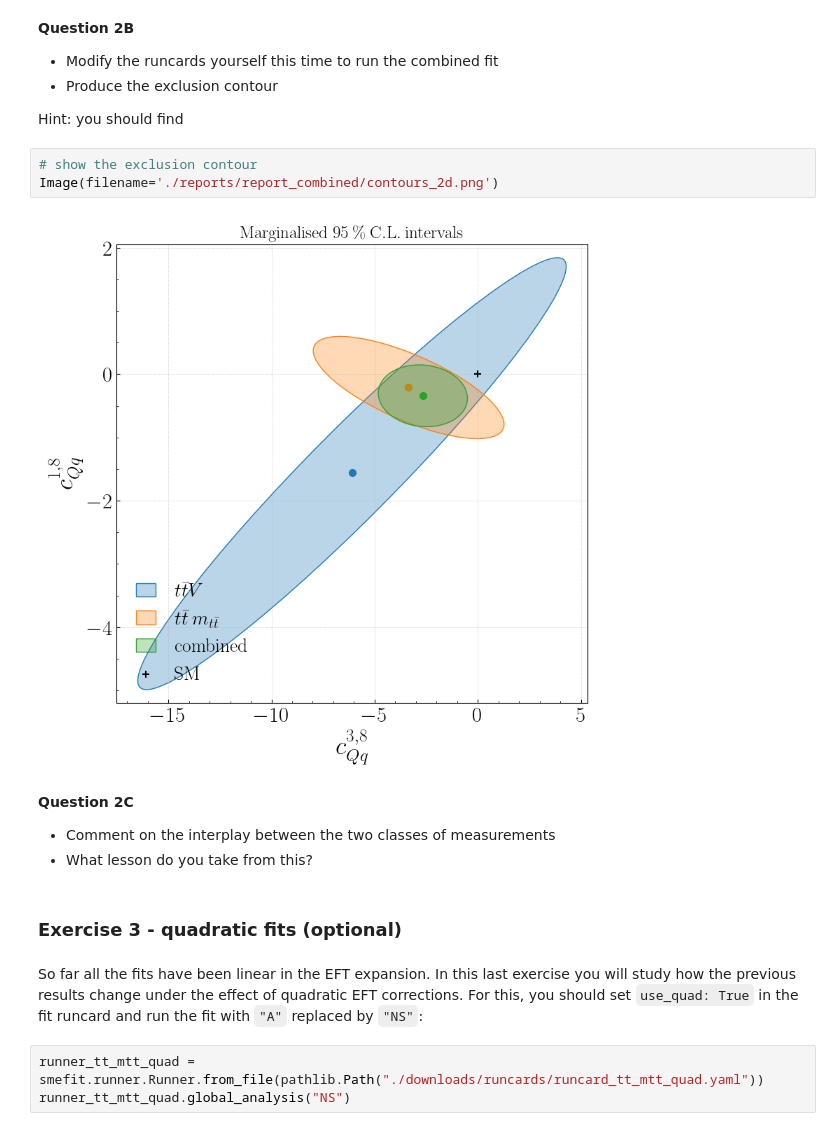
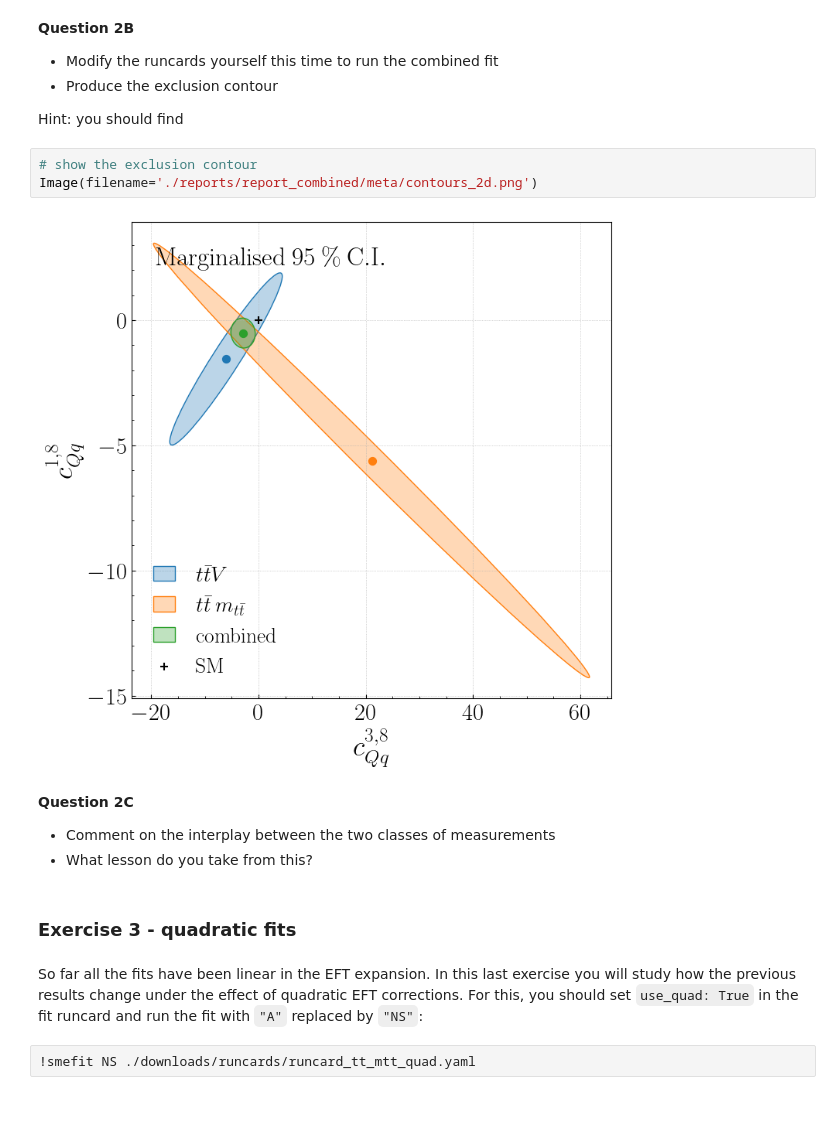
Before and after one commit to LHCfitNikhef/smefit_release, a Jupyter notebook: docs/source/fitting_code/tutorial.ipynb, the cells around one changed output. Drawn from its saved outputs; the diff is of its cells as text.

```diff
--- a/docs/source/fitting_code/tutorial.ipynb
+++ b/docs/source/fitting_code/tutorial.ipynb
@@ -223,18 +191,17 @@ Ultimately we should perform a combined fit of $ttV$ and $t\bar{t}\:(m_{t\bar{t}
 Hint: you should find
 # %%
 # show the exclusion contour
-Image(filename='./reports/report_combined/contours_2d.png')
+Image(filename='./reports/report_combined/meta/contours_2d.png')
 # %% [output]
-[figure, old version]
+[figure, new version]
 # %% [markdown]
 **Question 2C**
 
 - Comment on the interplay between the two classes of measurements
 - What lesson do you take from this?
 # %% [markdown]
-### Exercise 3 - quadratic fits (optional)
+### Exercise 3 - quadratic fits
 # %% [markdown]
 So far all the fits have been linear in the EFT expansion. In this last exercise you will study how the previous results change under the effect of quadratic EFT corrections. For this, you should set `use_quad: True` in the fit runcard and run the fit with `"A"` replaced by `"NS"`:
 # %%
-runner_tt_mtt_quad = smefit.runner.Runner.from_file(pathlib.Path("./downloads/runcards/runcard_tt_mtt_quad.yaml"))
-runner_tt_mtt_quad.global_analysis("NS")
+!smefit NS ./downloads/runcards/runcard_tt_mtt_quad.yaml
```
Also changed, not shown: parts of 16 cells of this notebook, 1 other file.
